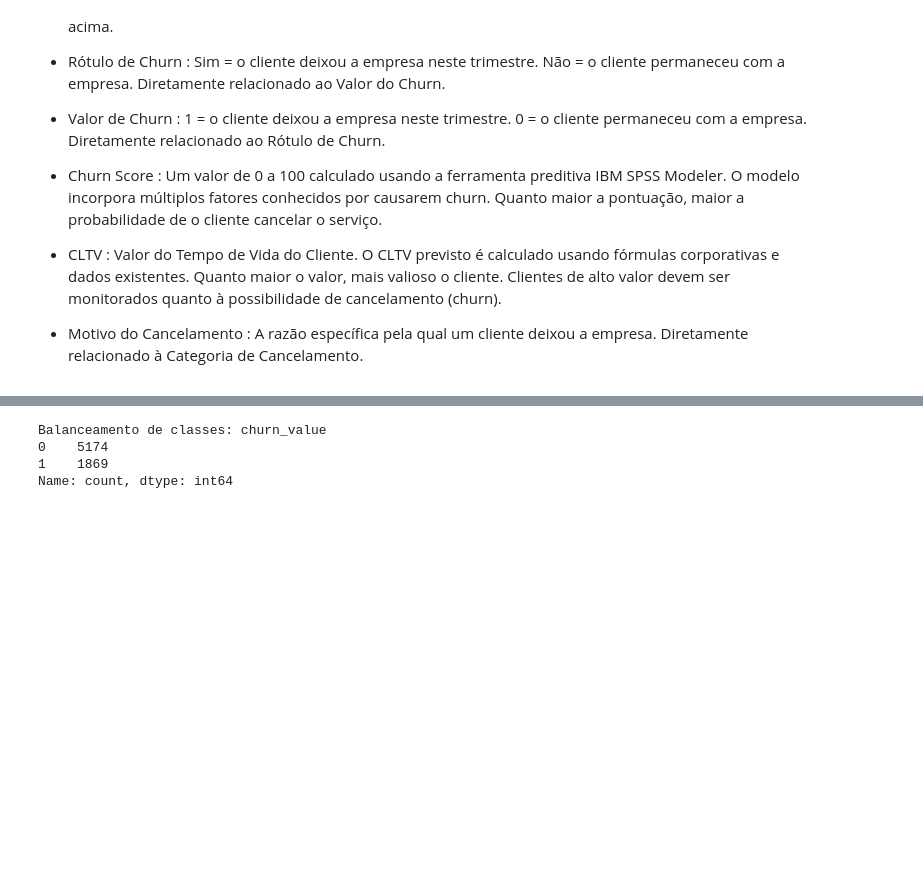
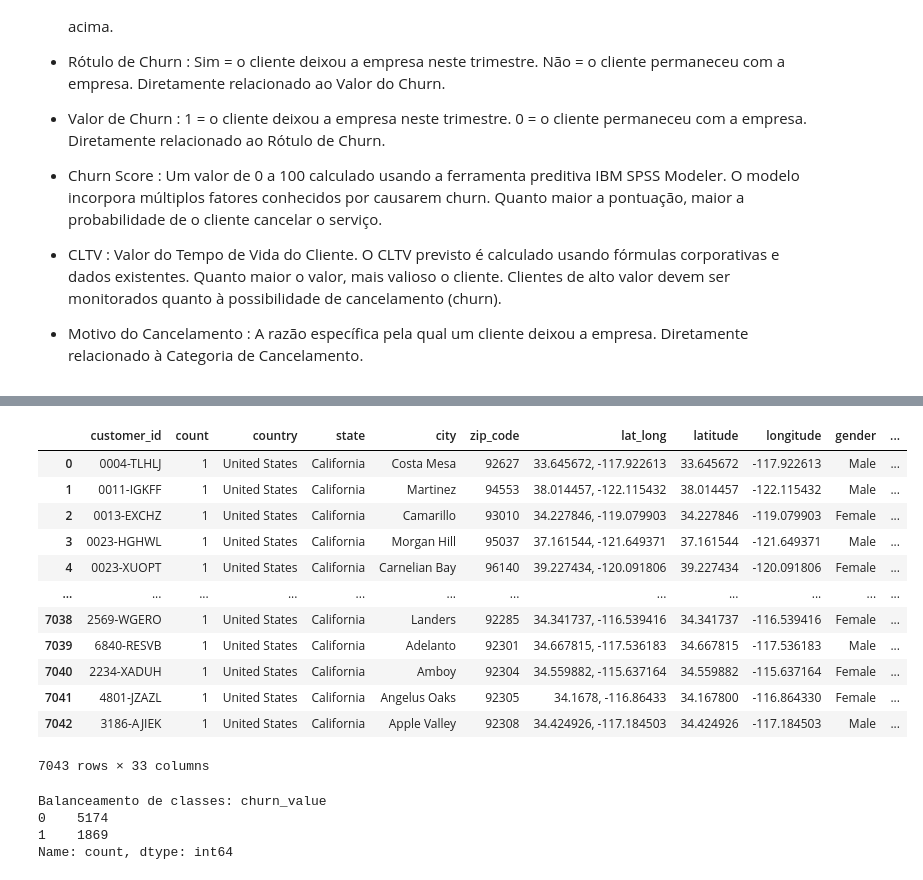
Before and after one commit to LaraGSilva/projeto-tech-challenge-churn, a Jupyter notebook: notebooks/EDA.ipynb, the cells around one changed output, grey strips where cells are left out. Saved outputs shown, nothing was run; the diff lists cells and outputs as text; code cells hidden in the pictures; blank space fills up the shorter version.

```diff
--- a/notebooks/EDA.ipynb
+++ b/notebooks/EDA.ipynb
@@ -124,6 +144,22 @@ df.rename(columns={
             'Churn Reason': 'churn_reason'},
             inplace=True
 )
+# %%
+df
+# %% [output]
+|  | customer_id | count | country | state | city | zip_code | lat_long | latitude | longitude | gender | ... |
+| 0 | 0004-TLHLJ | 1 | United States | California | Costa Mesa | 92627 | 33.645672, -117.922613 | 33.645672 | -117.922613 | Male | ... |
+| 1 | 0011-IGKFF | 1 | United States | California | Martinez | 94553 | 38.014457, -122.115432 | 38.014457 | -122.115432 | Male | ... |
+| 2 | 0013-EXCHZ | 1 | United States | California | Camarillo | 93010 | 34.227846, -119.079903 | 34.227846 | -119.079903 | Female | ... |
+| 3 | 0023-HGHWL | 1 | United States | California | Morgan Hill | 95037 | 37.161544, -121.649371 | 37.161544 | -121.649371 | Male | ... |
+| 4 | 0023-XUOPT | 1 | United States | California | Carnelian Bay | 96140 | 39.227434, -120.091806 | 39.227434 | -120.091806 | Female | ... |
+| ... | ... | ... | ... | ... | ... | ... | ... | ... | ... | ... | ... |
+| 7038 | 2569-WGERO | 1 | United States | California | Landers | 92285 | 34.341737, -116.539416 | 34.341737 | -116.539416 | Female | ... |
+| 7039 | 6840-RESVB | 1 | United States | California | Adelanto | 92301 | 34.667815, -117.536183 | 34.667815 | -117.536183 | Male | ... |
+| 7040 | 2234-XADUH | 1 | United States | California | Amboy | 92304 | 34.559882, -115.637164 | 34.559882 | -115.637164 | Female | ... |
+| 7041 | 4801-JZAZL | 1 | United States | California | Angelus Oaks | 92305 | 34.1678, -116.86433 | 34.167800 | -116.864330 | Female | ... |
+| 7042 | 3186-AJIEK | 1 | United States | California | Apple Valley | 92308 | 34.424926, -117.184503 | 34.424926 | -117.184503 | Male | ... |
+7043 rows × 33 columns
 # %%
 # Verificação do nível de balanceamento da base de dados
 print(f"Balanceamento de classes: {df['churn_value'].value_counts()}")
```
Also changed, not shown: parts of 5 cells of this notebook, 48 other files.
